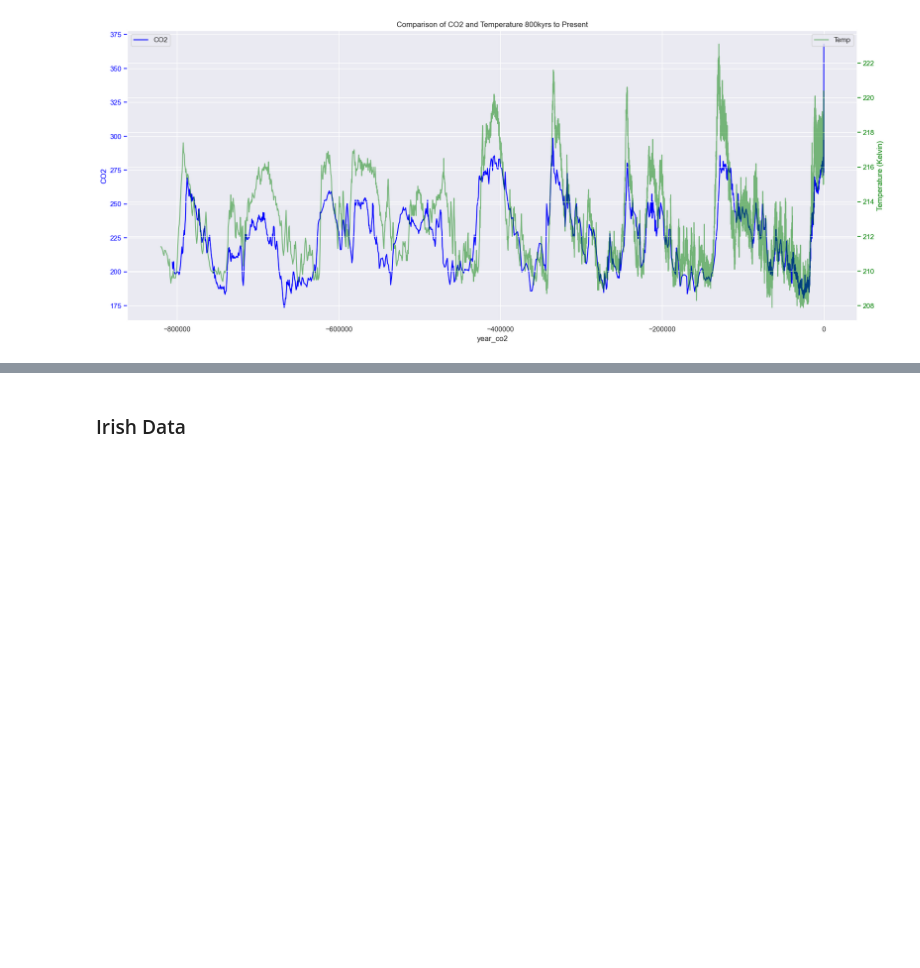
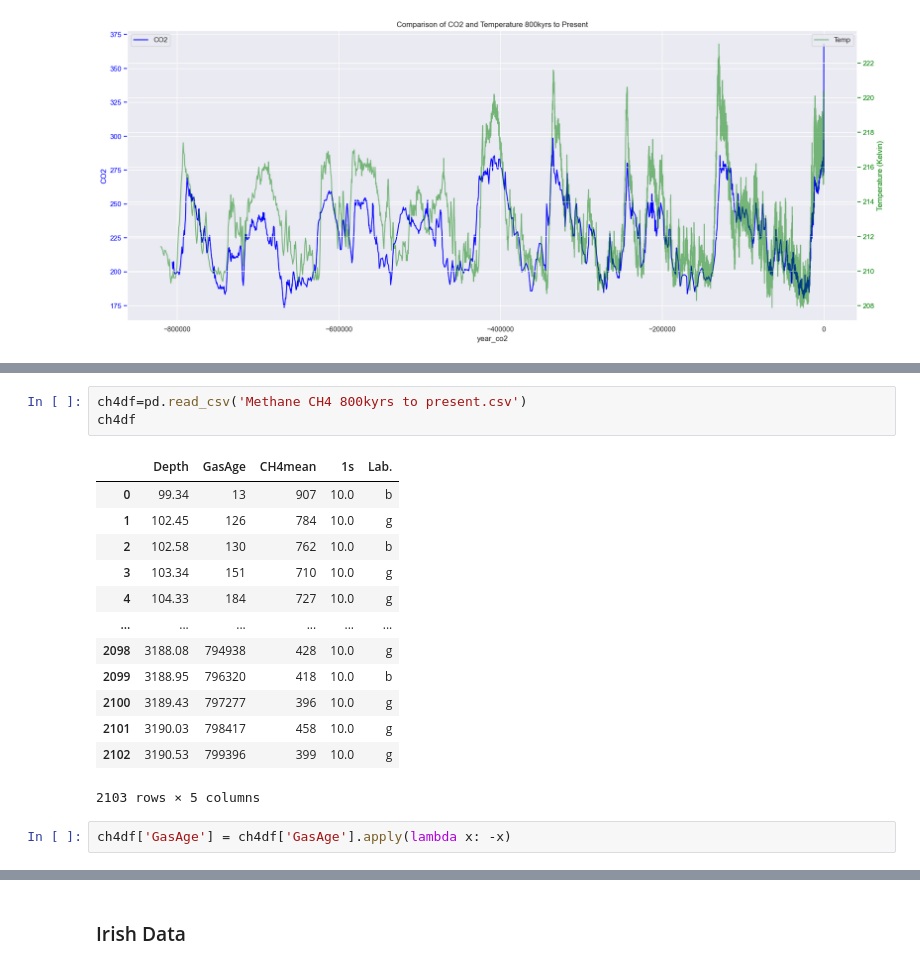
Before and after one commit to emma2d/Prog_for_DA.Project2, a Jupyter notebook: project2.ipynb, the cells around one changed output, grey strips where cells are left out. Saved outputs shown, nothing was run; the diff lists cells and outputs as text; blank space fills up the shorter version.

```diff
--- a/project2.ipynb
+++ b/project2.ipynb
@@ -140,0 +164,19 @@ plt.show()
+# %%
+ch4df=pd.read_csv('Methane CH4 800kyrs to present.csv')
+ch4df
+# %% [output]
+|  | Depth | GasAge | CH4mean | 1s | Lab. |
+| 0 | 99.34 | 13 | 907 | 10.0 | b |
+| 1 | 102.45 | 126 | 784 | 10.0 | g |
+| 2 | 102.58 | 130 | 762 | 10.0 | b |
+| 3 | 103.34 | 151 | 710 | 10.0 | g |
+| 4 | 104.33 | 184 | 727 | 10.0 | g |
+| ... | ... | ... | ... | ... | ... |
+| 2098 | 3188.08 | 794938 | 428 | 10.0 | g |
+| 2099 | 3188.95 | 796320 | 418 | 10.0 | b |
+| 2100 | 3189.43 | 797277 | 396 | 10.0 | g |
+| 2101 | 3190.03 | 798417 | 458 | 10.0 | g |
+| 2102 | 3190.53 | 799396 | 399 | 10.0 | g |
+2103 rows × 5 columns
+# %%
+ch4df['GasAge'] = ch4df['GasAge'].apply(lambda x: -x)
```
Also changed, not shown: parts of 5 cells of this notebook, 2 other files.
